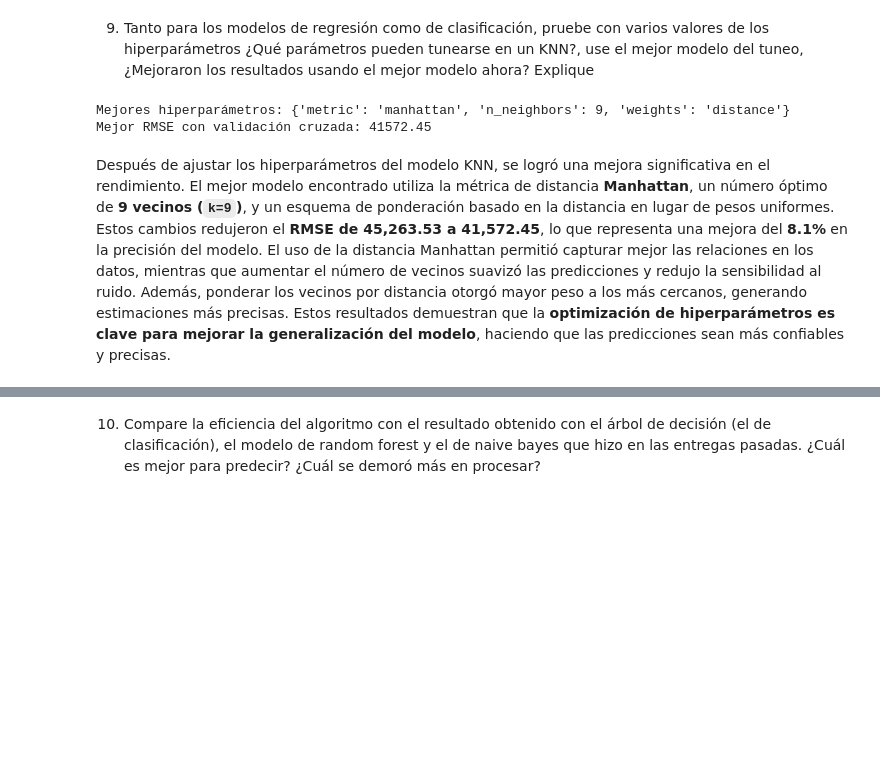
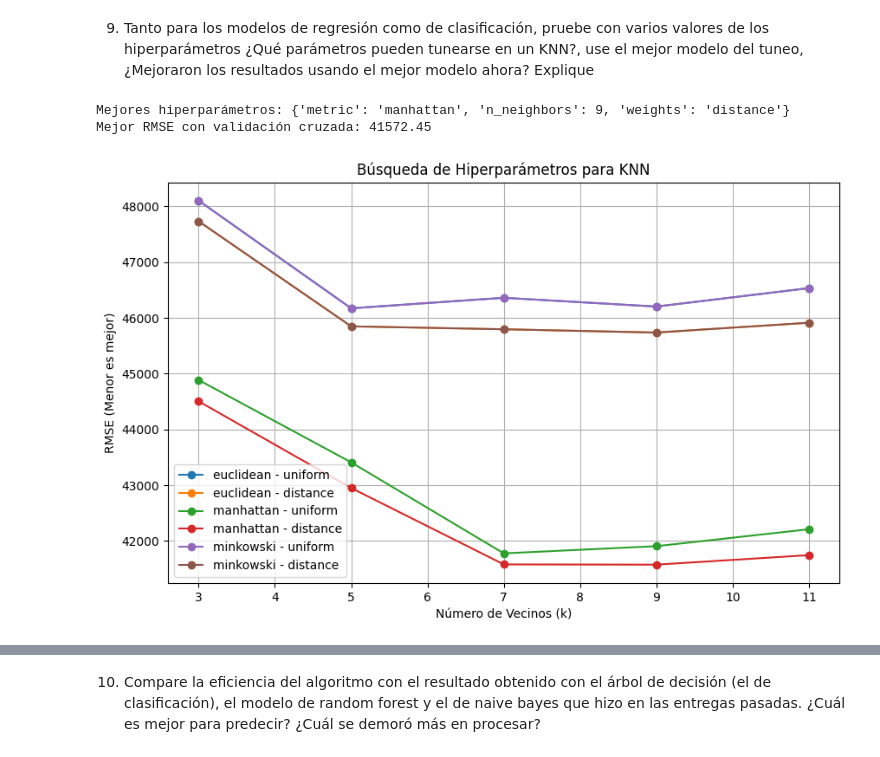
Before and after one commit to michellemej22596/HT3-MineriaDeDatos, a Jupyter notebook: HT6/Actividades8-10.ipynb, the cells around one changed output, grey strips where cells are left out. Cells and saved outputs as stored; diff of their text form; code cells hidden in the pictures; blank space fills up the shorter version.

```diff
--- a/HT6/Actividades8-10.ipynb
+++ b/HT6/Actividades8-10.ipynb
@@ -68,7 +89,8 @@ tuneo, ¿Mejoraron los resultados usando el mejor modelo ahora? Explique
 # %%
 import pandas as pd
 import numpy as np
-from sklearn.model_selection import train_test_split, GridSearchCV, KFold
+import matplotlib.pyplot as plt
+from sklearn.model_selection import train_test_split, GridSearchCV
 from sklearn.neighbors import KNeighborsRegressor
 from sklearn.metrics import mean_squared_error
 
@@ -84,33 +106,56 @@ categorical_columns = X_cleaned.select_dtypes(include=['object']).columns.tolist
 
 # Convertir variables categóricas en variables numéricas con one-hot encoding
 X_cleaned_encoded = pd.get_dummies(X_cleaned, columns=categorical_columns)
 
 # División en conjunto de entrenamiento y prueba (80%-20%)
 X_train_cleaned, X_test_cleaned, y_train_cleaned, y_test_cleaned = train_test_split(
     X_cleaned_encoded, y_cleaned, test_size=0.2, random_state=42)
 
 # Definir el espacio de búsqueda de hiperparámetros
 param_grid = {
     'n_neighbors': [3, 5, 7, 9, 11],
     'weights': ['uniform', 'distance'],
     'metric': ['euclidean', 'manhattan', 'minkowski']
 }
 
 # Definir el modelo KNN
 knn_tuned = KNeighborsRegressor()
 
 # Realizar búsqueda de hiperparámetros con validación cruzada (10 folds)
-grid_search = GridSearchCV(knn_tuned, param_grid, scoring='neg_root_mean_squared_error', cv=10, n_jobs=-1)
+grid_search = GridSearchCV(knn_tuned, param_grid, scoring='neg_root_mean_squared_error', cv=10, n_jobs=-1, return_train_score=True)
 grid_search.fit(X_train_cleaned, y_train_cleaned)
 
 # Obtener los mejores hiperparámetros y el mejor resultado
 best_params = grid_search.best_params_
 best_rmse = -grid_search.best_score_
 
 print(f"Mejores hiperparámetros: {best_params}")
 print(f"Mejor RMSE con validación cruzada: {best_rmse:.2f}")
+
+# Extraer resultados de GridSearchCV para graficar
+results = pd.DataFrame(grid_search.cv_results_)
+
+# Filtrar las combinaciones de métricas y pesos
+metrics = ['euclidean', 'manhattan', 'minkowski']
+weights = ['uniform', 'distance']
+
+plt.figure(figsize=(10, 6))
+
+# Graficar RMSE vs. número de vecinos para cada combinación de métricas y pesos
+for metric in metrics:
+    for weight in weights:
+        subset = results[(results['param_metric'] == metric) & (results['param_weights'] == weight)]
+        plt.plot(subset['param_n_neighbors'], -subset['mean_test_score'], marker='o', label=f"{metric} - {weight}")
+
+plt.xlabel("Número de Vecinos (k)")
+plt.ylabel("RMSE (Menor es mejor)")
+plt.title("Búsqueda de Hiperparámetros para KNN")
+plt.legend()
+plt.grid(True)
+
+# Mostrar la gráfica
+plt.show()
 # %% [output]
 Mejores hiperparámetros: {'metric': 'manhattan', 'n_neighbors': 9, 'weights': 'distance'}
 Mejor RMSE con validación cruzada: 41572.45
+[figure, added]
-# %% [markdown]
-Después de ajustar los hiperparámetros del modelo KNN, se logró una mejora significativa en el rendimiento. El mejor modelo encontrado utiliza la métrica de distancia **Manhattan**, un número óptimo de **9 vecinos (`k=9`)**, y un esquema de ponderación basado en la distancia en lugar de pesos uniformes. Estos cambios redujeron el **RMSE de 45,263.53 a 41,572.45**, lo que representa una mejora del **8.1%** en la precisión del modelo. El uso de la distancia Manhattan permitió capturar mejor las relaciones en los datos, mientras que aumentar el número de vecinos suavizó las predicciones y redujo la sensibilidad al ruido. Además, ponderar los vecinos por distancia otorgó mayor peso a los más cercanos, generando estimaciones más precisas. Estos resultados demuestran que la **optimización de hiperparámetros es clave para mejorar la generalización del modelo**, haciendo que las predicciones sean más confiables y precisas.
```
Also changed, not shown: parts of 2 cells of this notebook.
